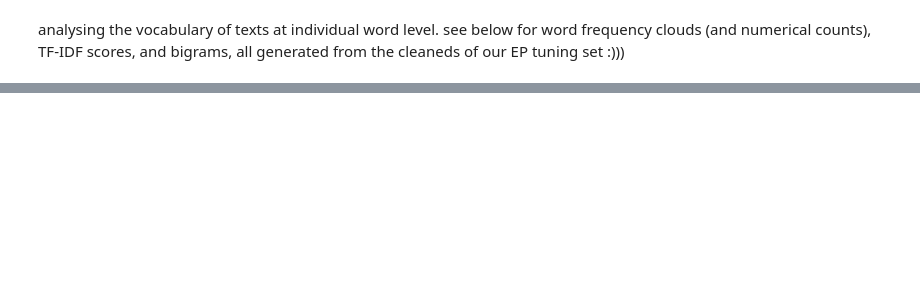
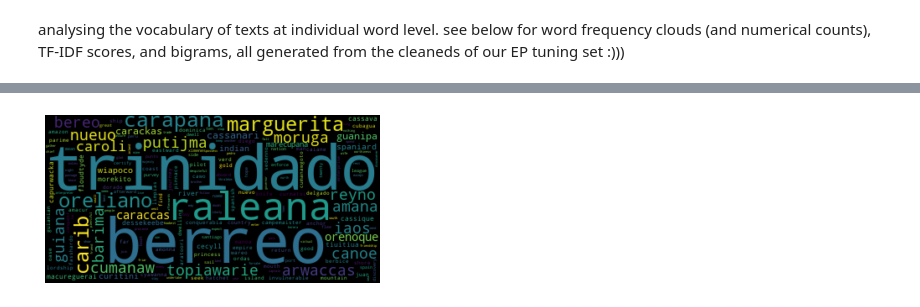
Before and after one commit to amycweng/ECBC-Data-2022, a Jupyter notebook: vocab.ipynb, the cells around one changed output, grey strips where cells are left out. Drawn from its saved outputs; the diff is of its cells as text; code cells hidden in the pictures; blank space fills up the shorter version.

```diff
--- a/vocab.ipynb
+++ b/vocab.ipynb
@@ -192,3 +216,14 @@ macrinus          12.241562
+# %%
+# tf-idf wordclouds - cannot just use wordcloud processing rip
+
+tfidfcloud = WordCloud(min_word_length = 3)
+tfidfcloud.generate_from_frequencies(single.to_dict()[basetext + ' TF-IDF'])
+
+plt.imshow(tfidfcloud, interpolation='bilinear')
+plt.axis('off')
+plt.show()
+# %% [output]
+[figure, added]
 # %%
 # setting a new text
 
```
Also changed, not shown: parts of 10 cells of this notebook.
